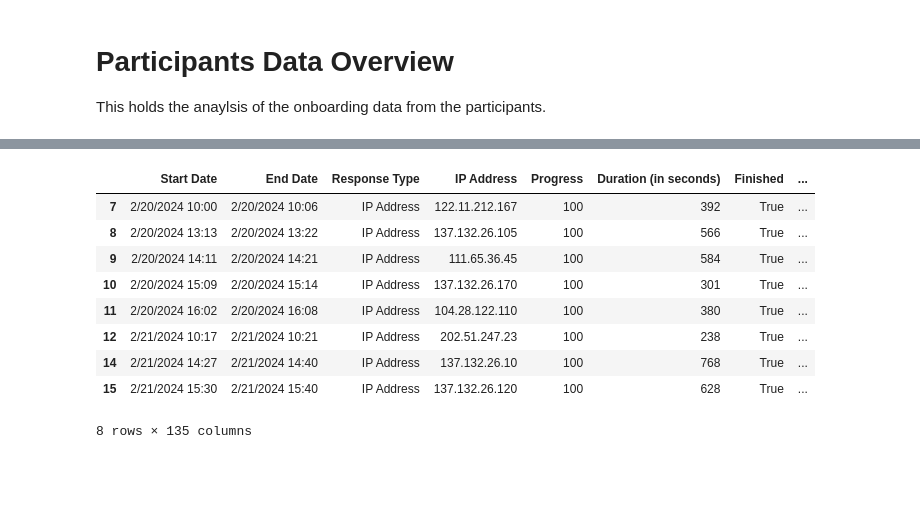
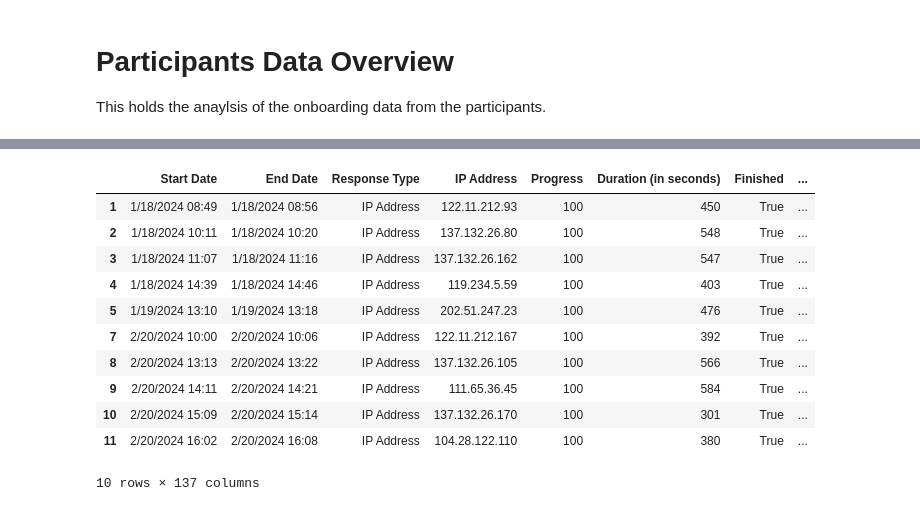
Before and after one commit to buds-lab/calma-esse-heat-stress-public, a Jupyter notebook: Esse/src/Participants_Antro.ipynb, the cells around one changed output, grey strips where cells are left out. Drawn from its saved outputs; the diff is of its cells as text; code cells hidden in the pictures; blank space fills up the shorter version.

```diff
--- a/Esse/src/Participants_Antro.ipynb
+++ b/Esse/src/Participants_Antro.ipynb
@@ -12,40 +12,81 @@ import _modules
 filepath: str  = r'C:\Users\gottk\OneDrive\GITHUB\calma-esse-heat-stress-internal\Esse\data\raw\Onboarding\NUS IRB-2022-212 - Participant Onboarding Form_March 31, 2024_12.34.csv'
 
 PARTICIPANTS_data_df = pd.read_csv(filepath, header=1)
 PARTICIPANTS_data_df = PARTICIPANTS_data_df.drop(PARTICIPANTS_data_df.index[0])
 
 
 columns_df = pd.DataFrame(PARTICIPANTS_data_df.columns, columns=['Column Names'])
 columns_df.to_csv(r'C:\Users\gottk\OneDrive\GITHUB\calma-esse-heat-stress-internal\Esse\data\raw\Onboarding\Participant Onboarding column_names.csv', index=False)
 
 #Select Participants
-lst_participants = ['esse02', 'esse07', 'esse08', 'esse09', 'esse10', 'esse11', 'esse13','esse14']
+lst_participants1 = ['esse02', 'esse07', 'esse08', 'esse09', 'esse10', 'esse11', 'esse13','esse14']
+lst_participants2 = ['esse01', 'esse03', 'esse04', 'esse05', 'esse06'] #'esse00'
+lst_participants = lst_participants1 + lst_participants2
 PARTICIPANTS_data_df = PARTICIPANTS_data_df[PARTICIPANTS_data_df['Experiment tag (for example esse01, provided by the researcher)'].isin(lst_participants)]
 
 PARTICIPANTS_data_df = PARTICIPANTS_data_df.rename(columns={'Experiment tag (for example esse01, provided by the researcher)': 'id_participant',
                                                             'Gender': 'gender',
                                                             'Height (cm)': 'height',
                                                             'Weight (kg)': 'weight',
                                                             'Year of birth (for example 1995)': 'YearofBirth'})
 
+PARTICIPANTS_data_df = PARTICIPANTS_data_df.rename(columns={'How many years have you been in Singapore (Example: 2.5 = 2 years and 6 months)?': 'YearsInSingapore?',
+                                                            'Can you say that you are used to the weather in Singapore?': 'UsedToSingpore?',
+                                                            'Can you say that you are satisfied with the weather in Singapore (outdoor weather conditions)?': 'StatisfiedOutdoors?',
+                                                            'Do you suffer from sweating in Singapore?': 'Sweating?',
+                                                            'Do you enjoy being outdoor in Singapore?': 'EnjoyOutoors?',
+                                                            'What is your estimation of your time you spent outdoor (in hours per day) during the weekdays?': 'TimeSpentOutdoorsWeekday?',
+                                                            'What is your estimation of your time spent outdoor (in hours per day) during the weekend?': 'TimeSpendOutdoorsWeekend?'})
+
+PARTICIPANTS_data_df = PARTICIPANTS_data_df.rename(columns={'If female: When did you had your last period?': 'LastPeriod?',
+                                                            'If female: How long does your period last on average?': 'DurationPeriod?',
+                                                            'If female: Please rate the intensity of your menstrual period on a scale from 1 to 10, where 1 is very light, and 10 is extremely intense.': 'IntensityPeriod?'})
+
+
 #Dtypes
 PARTICIPANTS_data_df['height'] = PARTICIPANTS_data_df['height'].astype(float)
 PARTICIPANTS_data_df['weight'] = PARTICIPANTS_data_df['weight'].astype(float)
 PARTICIPANTS_data_df['YearofBirth'] = PARTICIPANTS_data_df['YearofBirth'].astype(int)
+PARTICIPANTS_data_df['YearsInSingapore?'] = PARTICIPANTS_data_df['YearsInSingapore?'].astype(float)
+PARTICIPANTS_data_df['UsedToSingpore?'] = PARTICIPANTS_data_df['UsedToSingpore?'].map({'Yes': True, 'No': False})
+satisfaction_mapping = {
+    "Very satisfied": 5,
+    "Moderately satisfied": 4,
+    "Slightly satisfied": 3,
+    "Neither satisfied nor dissatisfied": 2,
+    "Slightly dissatisfied": 1,
+    "Moderately dissatisfied": 0
+}
+PARTICIPANTS_data_df['StatisfiedOutdoors?'] = PARTICIPANTS_data_df['StatisfiedOutdoors?'].map(satisfaction_mapping)
+PARTICIPANTS_data_df['Sweating?'] = PARTICIPANTS_data_df['Sweating?'].astype(int)
+PARTICIPANTS_data_df['EnjoyOutoors?'] = PARTICIPANTS_data_df['EnjoyOutoors?'].map({'Yes': True, 'No': False})
+PARTICIPANTS_data_df['TimeSpentOutdoorsWeekday?'] = PARTICIPANTS_data_df['TimeSpentOutdoorsWeekday?'].astype(int)
+PARTICIPANTS_data_df['TimeSpendOutdoorsWeekend?'] = PARTICIPANTS_data_df['TimeSpendOutdoorsWeekend?'].astype(int)
+PARTICIPANTS_data_df['LastPeriod?'] = pd.to_datetime(PARTICIPANTS_data_df['LastPeriod?'], format='%d.%m.%Y', errors='coerce')
+PARTICIPANTS_data_df['DurationPeriod?'] = pd.to_numeric(PARTICIPANTS_data_df['DurationPeriod?'], errors='coerce')
+PARTICIPANTS_data_df['IntensityPeriod?'] = pd.to_numeric(PARTICIPANTS_data_df['IntensityPeriod?'], errors='coerce')
+
+PARTICIPANTS_data_df['Start'] = pd.to_datetime(PARTICIPANTS_data_df['Start'], format='%m/%d/%Y', errors='coerce')
+PARTICIPANTS_data_df['End'] = pd.to_datetime(PARTICIPANTS_data_df['End'], format='%m/%d/%Y', errors='coerce')
 
 #calculate BMI
 PARTICIPANTS_data_df['BMI'] = PARTICIPANTS_data_df['weight'] / (PARTICIPANTS_data_df['height'] / 100) ** 2
 PARTICIPANTS_data_df['Age'] = 2024 - PARTICIPANTS_data_df['YearofBirth']
 
 display(PARTICIPANTS_data_df.head(10))
+
+file_name: str = "_02-ParticipantsData"
+filepath_dir: str =os.path.join(r"C:\Users\gottk\OneDrive\GITHUB\calma-esse-heat-stress-internal\Esse\report", file_name)
 # %% [output]
 |  | Start Date | End Date | Response Type | IP Address | Progress | Duration (in seconds) | Finished | ... |
+| 1 | 1/18/2024 08:49 | 1/18/2024 08:56 | IP Address | 122.11.212.93 | 100 | 450 | True | ... |
+| 2 | 1/18/2024 10:11 | 1/18/2024 10:20 | IP Address | 137.132.26.80 | 100 | 548 | True | ... |
+| 3 | 1/18/2024 11:07 | 1/18/2024 11:16 | IP Address | 137.132.26.162 | 100 | 547 | True | ... |
+| 4 | 1/18/2024 14:39 | 1/18/2024 14:46 | IP Address | 119.234.5.59 | 100 | 403 | True | ... |
+| 5 | 1/19/2024 13:10 | 1/19/2024 13:18 | IP Address | 202.51.247.23 | 100 | 476 | True | ... |
 | 7 | 2/20/2024 10:00 | 2/20/2024 10:06 | IP Address | 122.11.212.167 | 100 | 392 | True | ... |
 | 8 | 2/20/2024 13:13 | 2/20/2024 13:22 | IP Address | 137.132.26.105 | 100 | 566 | True | ... |
 | 9 | 2/20/2024 14:11 | 2/20/2024 14:21 | IP Address | 111.65.36.45 | 100 | 584 | True | ... |
 | 10 | 2/20/2024 15:09 | 2/20/2024 15:14 | IP Address | 137.132.26.170 | 100 | 301 | True | ... |
 | 11 | 2/20/2024 16:02 | 2/20/2024 16:08 | IP Address | 104.28.122.110 | 100 | 380 | True | ... |
-| 12 | 2/21/2024 10:17 | 2/21/2024 10:21 | IP Address | 202.51.247.23 | 100 | 238 | True | ... |
-| 14 | 2/21/2024 14:27 | 2/21/2024 14:40 | IP Address | 137.132.26.10 | 100 | 768 | True | ... |
-| 15 | 2/21/2024 15:30 | 2/21/2024 15:40 | IP Address | 137.132.26.120 | 100 | 628 | True | ... |
-8 rows × 135 columns
+10 rows × 137 columns
```
Also changed, not shown: parts of 14 cells of this notebook, 28 other files.
